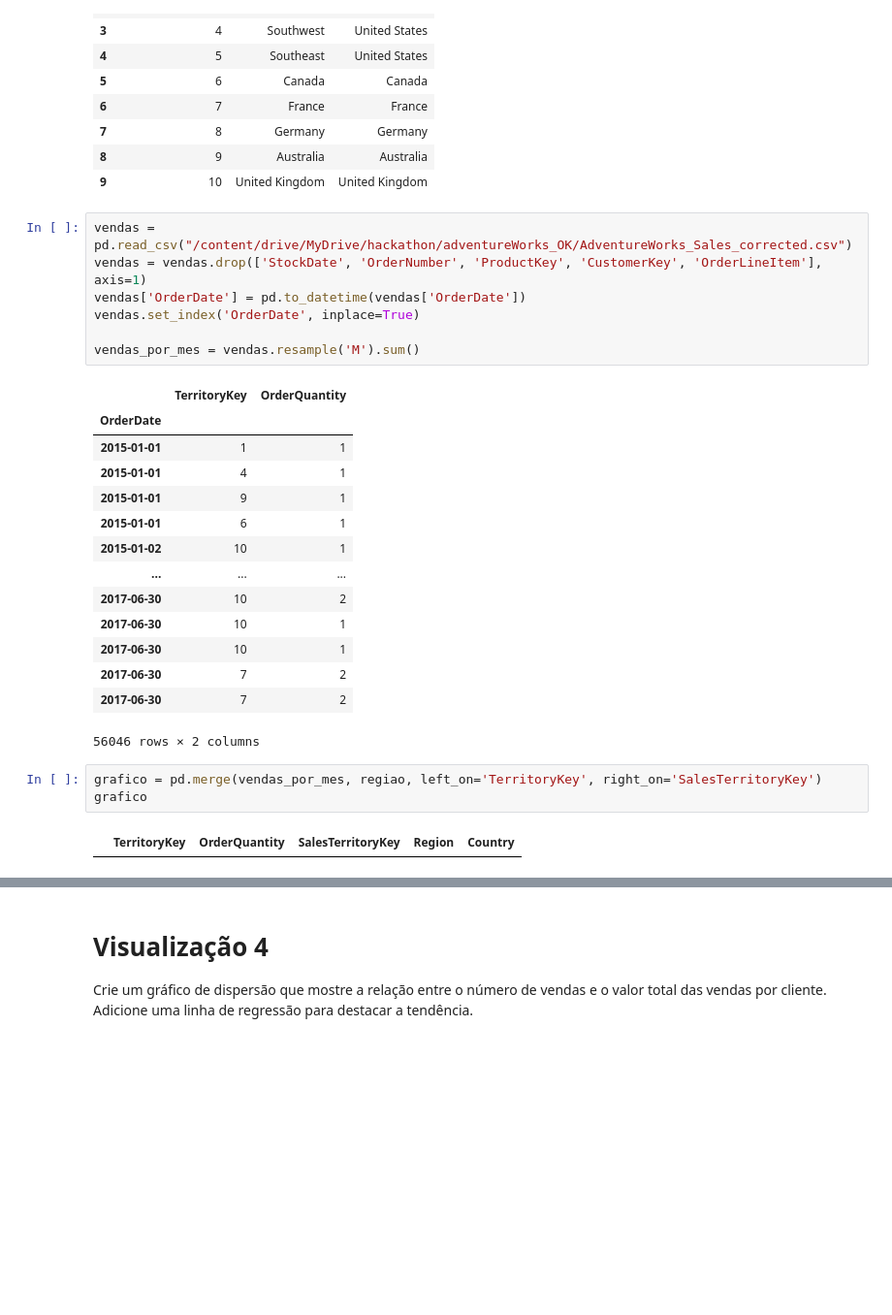
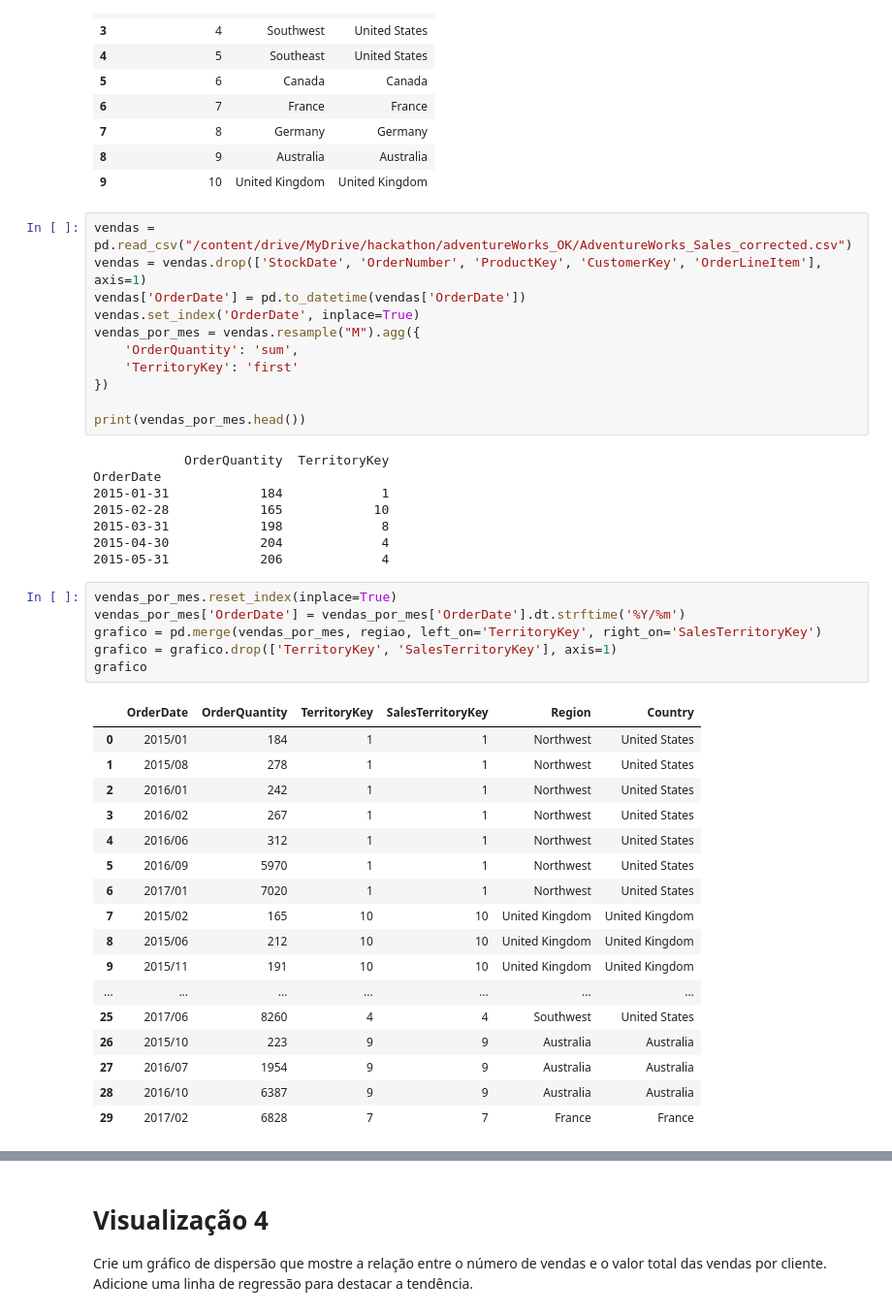
Before and after one commit to LucasNSilveira/Hackathon-SantoDigital, a Jupyter notebook: Desafio_engDados_extra.ipynb, the cells around one changed output, grey strips where cells are left out. Shown at 97% size. Drawn from its saved outputs; the diff is of its cells as text; blank space fills up the shorter version.

```diff
--- a/Desafio_engDados_extra.ipynb
+++ b/Desafio_engDados_extra.ipynb
@@ -134,25 +134,41 @@ vendas = pd.read_csv("/content/drive/MyDrive/hackathon/adventureWorks_OK/Adventu
 vendas = vendas.drop(['StockDate', 'OrderNumber', 'ProductKey', 'CustomerKey', 'OrderLineItem'], axis=1)
 vendas['OrderDate'] = pd.to_datetime(vendas['OrderDate'])
 vendas.set_index('OrderDate', inplace=True)
+vendas_por_mes = vendas.resample("M").agg({
+    'OrderQuantity': 'sum',
+    'TerritoryKey': 'first'
+})
 
-vendas_por_mes = vendas.resample('M').sum()
+print(vendas_por_mes.head())
 # %% [output]
-|  | TerritoryKey | OrderQuantity |
-| OrderDate |  |  |
-| 2015-01-01 | 1 | 1 |
-| 2015-01-01 | 4 | 1 |
-| 2015-01-01 | 9 | 1 |
-| 2015-01-01 | 6 | 1 |
-| 2015-01-02 | 10 | 1 |
-| ... | ... | ... |
-| 2017-06-30 | 10 | 2 |
-| 2017-06-30 | 10 | 1 |
-| 2017-06-30 | 10 | 1 |
-| 2017-06-30 | 7 | 2 |
-| 2017-06-30 | 7 | 2 |
-56046 rows × 2 columns
+            OrderQuantity  TerritoryKey
+OrderDate
+2015-01-31            184             1
+2015-02-28            165            10
+2015-03-31            198             8
+2015-04-30            204             4
+2015-05-31            206             4
 # %%
+vendas_por_mes.reset_index(inplace=True)
+vendas_por_mes['OrderDate'] = vendas_por_mes['OrderDate'].dt.strftime('%Y/%m')
 grafico = pd.merge(vendas_por_mes, regiao, left_on='TerritoryKey', right_on='SalesTerritoryKey')
+grafico = grafico.drop(['TerritoryKey', 'SalesTerritoryKey'], axis=1)
 grafico
 # %% [output]
-|  | TerritoryKey | OrderQuantity | SalesTerritoryKey | Region | Country |
+|  | OrderDate | OrderQuantity | TerritoryKey | SalesTerritoryKey | Region | Country |
+| 0 | 2015/01 | 184 | 1 | 1 | Northwest | United States |
+| 1 | 2015/08 | 278 | 1 | 1 | Northwest | United States |
+| 2 | 2016/01 | 242 | 1 | 1 | Northwest | United States |
+| 3 | 2016/02 | 267 | 1 | 1 | Northwest | United States |
+| 4 | 2016/06 | 312 | 1 | 1 | Northwest | United States |
+| 5 | 2016/09 | 5970 | 1 | 1 | Northwest | United States |
+| 6 | 2017/01 | 7020 | 1 | 1 | Northwest | United States |
+| 7 | 2015/02 | 165 | 10 | 10 | United Kingdom | United Kingdom |
+| 8 | 2015/06 | 212 | 10 | 10 | United Kingdom | United Kingdom |
+| 9 | 2015/11 | 191 | 10 | 10 | United Kingdom | United Kingdom |
+| ... | ... | ... | ... | ... | ... | ... |
+| 25 | 2017/06 | 8260 | 4 | 4 | Southwest | United States |
+| 26 | 2015/10 | 223 | 9 | 9 | Australia | Australia |
+| 27 | 2016/07 | 1954 | 9 | 9 | Australia | Australia |
+| 28 | 2016/10 | 6387 | 9 | 9 | Australia | Australia |
+| 29 | 2017/02 | 6828 | 7 | 7 | France | France |
```
Also changed, not shown: parts of 7 cells of this notebook.
